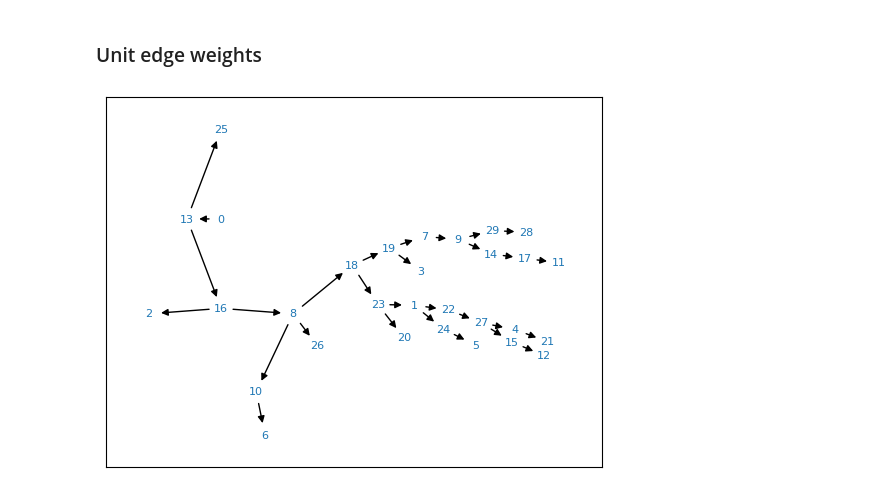
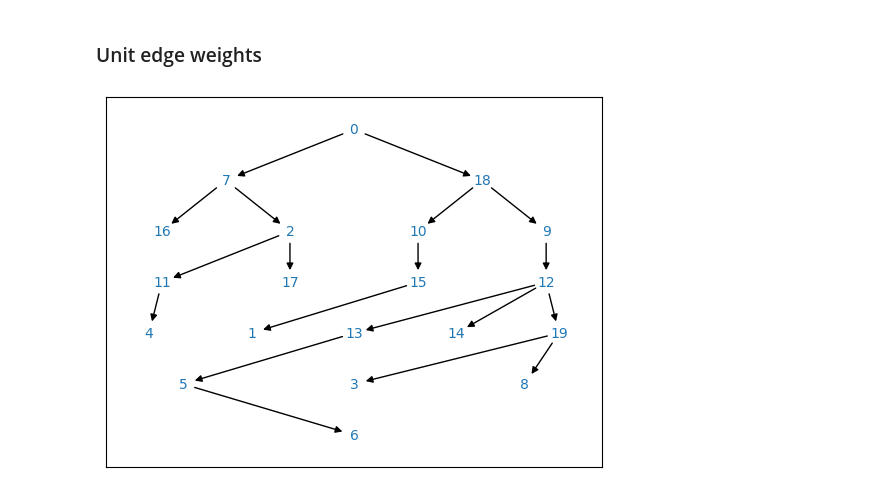
Before and after one commit to JulesGB/MeanFieldLastPassagePercolation, a Jupyter notebook: tree_cover.ipynb, the cells around one changed output. Cells and saved outputs as stored; diff of their text form; code cells hidden in the pictures.

```diff
--- a/tree_cover.ipynb
+++ b/tree_cover.ipynb
@@ -12,11 +12,11 @@ from hierarchy import *
 def draw_tree(tree, layout, draw_path=True):
     rooted_tree = nx.bfs_tree(tree, 0)
 
-    # nx.draw_networkx_nodes(tree, pos=layout, node_size=4)
-    nx.draw_networkx_labels(tree, pos=layout, font_size=8, font_color="tab:blue")
+    #nx.draw_networkx_nodes(tree, pos=layout, node_size=29)
+    nx.draw_networkx_labels(tree, pos=layout, font_size=10, font_color="tab:blue")
 
     if draw_path:
-        path_cover,_=util.path_cover(tree)
+        path_cover,_,X=util.path_cover(tree)
         nx.draw_networkx_edges(rooted_tree, pos=layout, edgelist=path_cover, edge_color="tab:red", arrows=True)
 
         other_edges = [(u,v) for u,v in rooted_tree.edges() if (u,v) not in path_cover and (v,u) not in path_cover]
@@ -303,15 +252,16 @@ nx.get_edge_attributes(tree, 'weight')
 # %% [markdown]
 ### Unit edge weights
 # %%
+n=20
 ones_tree = nx.random_labeled_tree(n)
 for s,t in ones_tree.edges():
     ones_tree[s][t]['weight'] = 1
 # %%
 #ones_layout = nx.spring_layout(ones_tree)
-ones_layout = hierarchyc_pos(ones_tree, 0)
+ones_layout = hierarchye_pos(ones_tree, 0)
 draw_tree(ones_tree, ones_layout, draw_path=False)
 # %% [output]
-[figure, old version]
+[figure, new version]
 # %%
 draw_tree(ones_tree, ones_layout)
 # %% [output]
```
Also changed, not shown: parts of 7 cells of this notebook, 1 other file.
